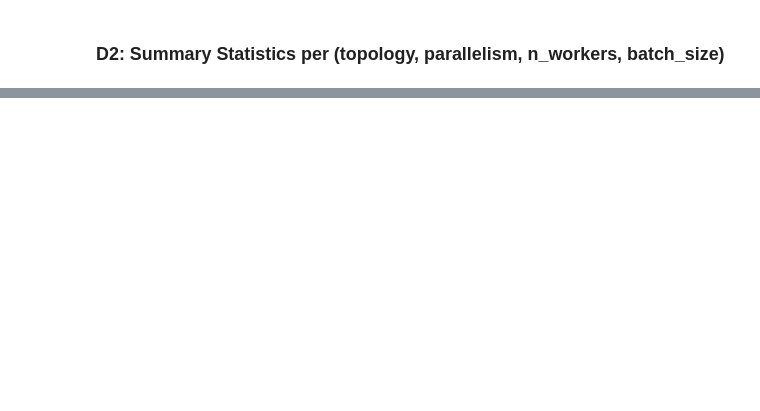
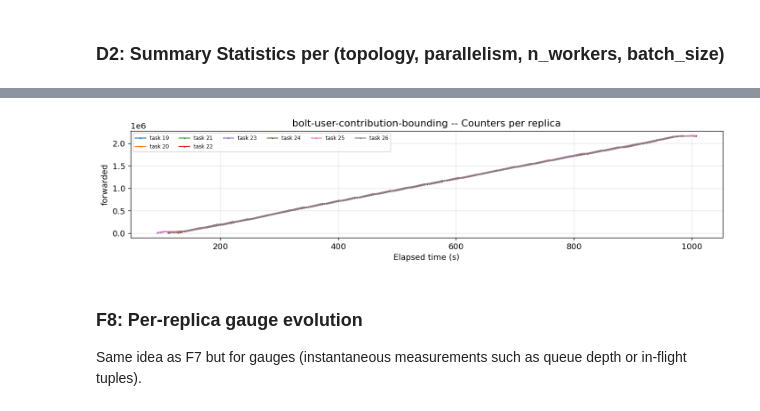
Before and after one commit to lucadibello/confidential-storm, a Jupyter notebook: benchmark/microbatch-analysis.ipynb, the cells around one changed output, grey strips where cells are left out. Drawn from its saved outputs; the diff is of its cells as text; code cells hidden in the pictures; blank space fills up the shorter version.

```diff
--- a/benchmark/microbatch-analysis.ipynb
+++ b/benchmark/microbatch-analysis.ipynb
@@ -986,0 +1567,40 @@ else:
+# %%
+if _conf_df is not None:
+    _co = cast(pd.DataFrame, _conf_df[_conf_df["type"] == "counter"])
+    if not _co.empty:
+        for _comp in _get_components(_co):
+            _cdf = _co[_co["component"] == _comp]
+            _names = sorted(_cdf["name"].unique())
+            if not _names:
+                continue
+            _tasks = sorted(_cdf["taskId"].unique())
+            fig, axes = plt.subplots(
+                len(_names), 1, figsize=(12, 3.0 * len(_names)),
+                sharex=True, squeeze=False,
+            )
+            for i, _cn in enumerate(_names):
+                ax = axes[i, 0]
+                _nd = _cdf[_cdf["name"] == _cn]
+                for j, _t in enumerate(_tasks):
+                    _td = _nd[_nd["taskId"] == _t].sort_values("elapsed_s")
+                    ax.plot(
+                        _td["elapsed_s"], _td["total"],
+                        label=f"task {_t}", color=color_for(j), linewidth=1.3,
+                        marker=".", markersize=2.5,
+                    )
+                ax.set_ylabel(_cn)
+                ax.legend(fontsize=7, ncol=min(len(_tasks), 6))
+                ax.grid(True, alpha=0.3)
+            axes[0, 0].set_title(f"{_comp} -- Counters per replica")
+            format_elapsed_axis(axes[-1, 0])
+            save_or_show(
+                fig, OUTPUT_DIR if SAVE_PLOTS else None,
+                f"f7-counters-{_comp}", PLOT_FORMAT, True,
+            )
+# %% [output]
+[figure, added]
+# %% [markdown]
+### F8: Per-replica gauge evolution
+
+Same idea as F7 but for gauges (instantaneous measurements such as queue
+depth or in-flight tuples).
```
Also changed, not shown: parts of 48 cells of this notebook.
